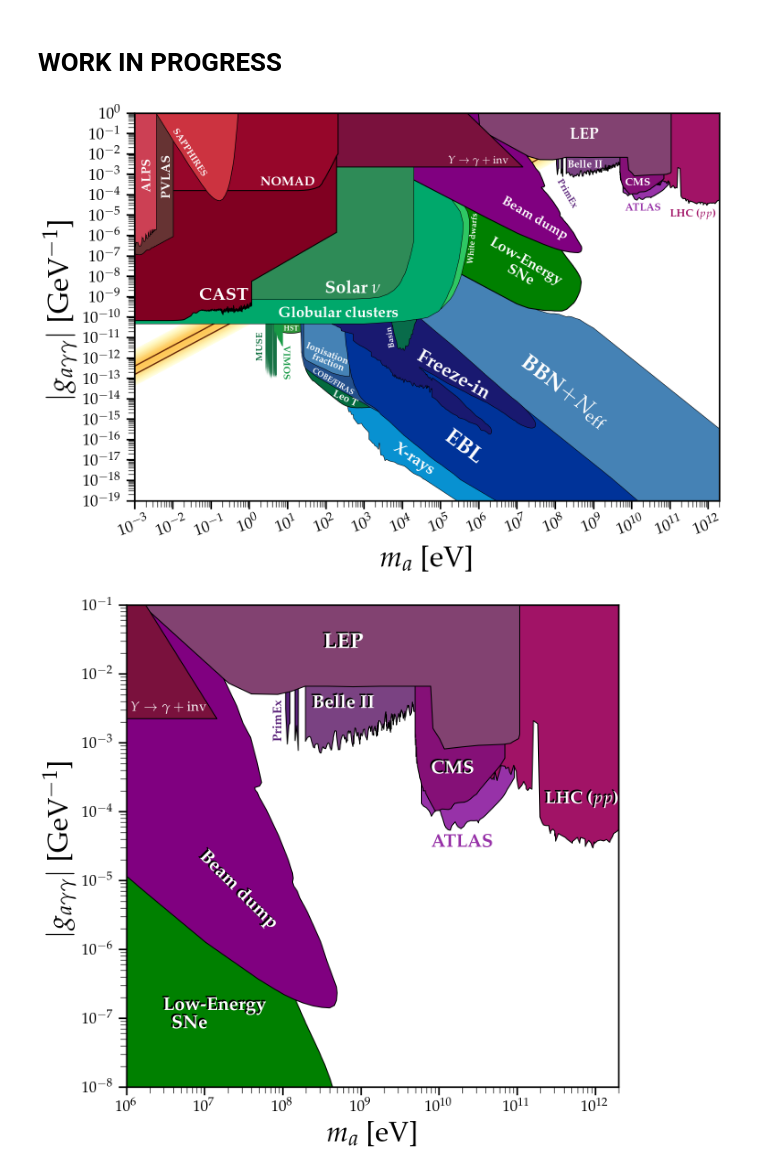
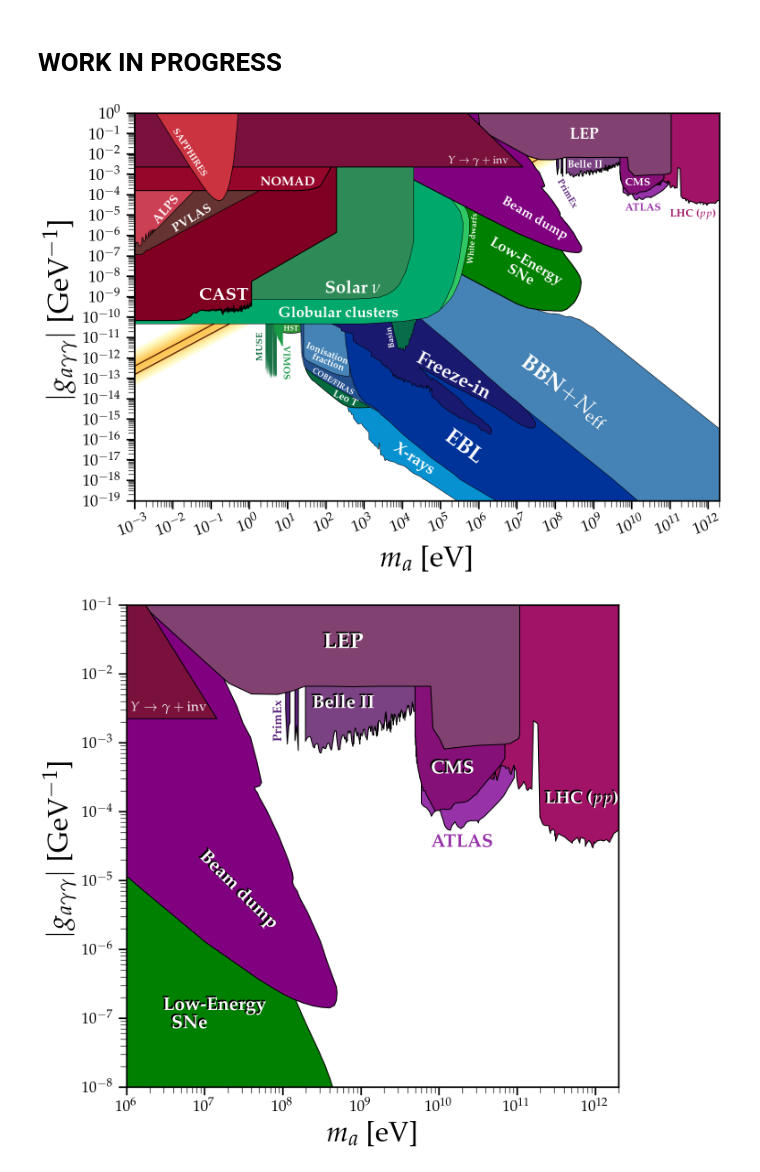
Before and after one commit to cajohare/AxionLimits, a Jupyter notebook: AxionPhoton_ColliderBounds.ipynb, the cells around one changed output. Drawn from its saved outputs; the diff is of its cells as text; code cells hidden in the pictures.

```diff
--- a/AxionPhoton_ColliderBounds.ipynb
+++ b/AxionPhoton_ColliderBounds.ipynb
@@ -74,7 +74,7 @@ def LHC_pp(ax,text_shift=[1,1],col='#a11366',text_col='#a11366',fs=17,zorder=0.1
 
 
 
-def NOMAD(ax,text_shift=[1,1],col='#96062a',text_col='w',fs=20,zorder=1.5,text_on=True,lw=1.5,rotation=0,ha='center',edgealpha=1,path_effects=[]):
+def NOMAD(ax,text_shift=[1,1],col='#96062a',text_col='w',fs=20,zorder=1.6,text_on=True,lw=1.5,rotation=0,ha='center',edgealpha=1,path_effects=[]):
     dat = loadtxt("limit_data/AxionPhoton/NOMAD.txt")
     plt.fill_between(dat[:,0],dat[:,1],y2=1e0,edgecolor=None,facecolor=col,zorder=zorder)
     plt.plot(dat[:,0],dat[:,1],lw=lw,color='k',alpha=edgealpha,zorder=zorder)
@@ -84,7 +84,7 @@ def NOMAD(ax,text_shift=[1,1],col='#96062a',text_col='w',fs=20,zorder=1.5,text_o
     return
 
 
-def Collider_Y(ax,text_shift=[1,1],col='#7a113d',text_col='w',fs=17,zorder=1.1,text_on=True,lw=1.5,rotation=0,ha='center',edgealpha=1,path_effects=[]):
+def Collider_Y(ax,text_shift=[1,1],col='#7a113d',text_col='w',fs=17,zorder=1.65,text_on=True,lw=1.5,rotation=0,ha='center',edgealpha=1,path_effects=[]):
     dat = loadtxt("limit_data/AxionPhoton/Collider_Y_invgamma.txt")
     plt.fill_between(dat[:,0],dat[:,1],y2=1,edgecolor=None,facecolor=col,zorder=zorder)
     plt.plot(dat[:,0],dat[:,1],lw=lw,color='k',alpha=edgealpha,zorder=zorder)
@@ -124,37 +124,37 @@ def BelleII(ax,text_shift=[1,1],col='#7a4282',text_col='w',fs=16.5,zorder=0.1,te
 
 NOMAD(ax)
 BeamDump(ax)
 SNe_decay(ax)
 Collider_Y(ax)
 CMS_PbPb(ax)
 ATLAS_PbPb(ax)
 LHC_pp(ax)
 BelleII(ax)
 PrimEx(ax)
 LEP(ax)
 
 plt.text(0.5e-1,0.7e-9,r'{\bf CAST}',color='w',fontsize=28)
 
-plt.text(1.5e-3,2e-4,r'{\bf ALPS}',color='w',rotation=90,fontsize=20)
-plt.text(5e-3,1e-4,r'{\bf PVLAS}',color='w',rotation=90,fontsize=20)
+plt.text(2.7e-3,0.4e-5,r'{\bf ALPS}',color='w',rotation=49,fontsize=20)
+plt.text(9e-3,1.5e-6,r'{\bf PVLAS}',color='w',rotation=31,fontsize=20)
 
 plt.text(1e2,1.5e-9,r'{\bf Solar} $\nu$',color='w',fontsize=28)
 plt.text(0.6e1,1e-10,r'{\bf Globular clusters}',color='w',fontsize=24)
 plt.text(0.5e6,0.5e-7,r'{\bf White} {\bf dwarfs}',color='w',fontsize=13,rotation=85)
 
-plt.text(2e4,1e-14,r'{\bf Freeze-in}',color='w',fontsize=30,rotation=-30)
+plt.text(2e4,1e-14,r'{\bf Freeze-in}',color='w',fontsize=30,rotation=-28)
 
 plt.text(1e5,0.7e-17,r'{\bf EBL}',color='w',fontsize=35,rotation=-37)
 plt.text(1e7,5e-16,r'{\bf BBN}$+N_{\rm eff}$',color='w',fontsize=35,rotation=-37)
 
 plt.text(5e3,0.2e-17,r'{\bf X-rays}',color='w',fontsize=25,rotation=-34)
 plt.text(0.4e2,1.5e-14,r'{\bf COBE/FIRAS}',color='w',fontsize=12,rotation=-30)
 
 plt.text(0.25e2,0.5e-12,r'\noindent {\bf Ionisation} \newline \indent {\bf fraction}',color='w',fontsize=15,rotation=-22)
 
 MySaveFig(fig,'AxionPhoton_HighMass')
 # %% [output]
-[figure, old version]
+[figure, new version]
 # %%
 %matplotlib inline
 from numpy import *
```
Also changed, not shown: 13 other files.
